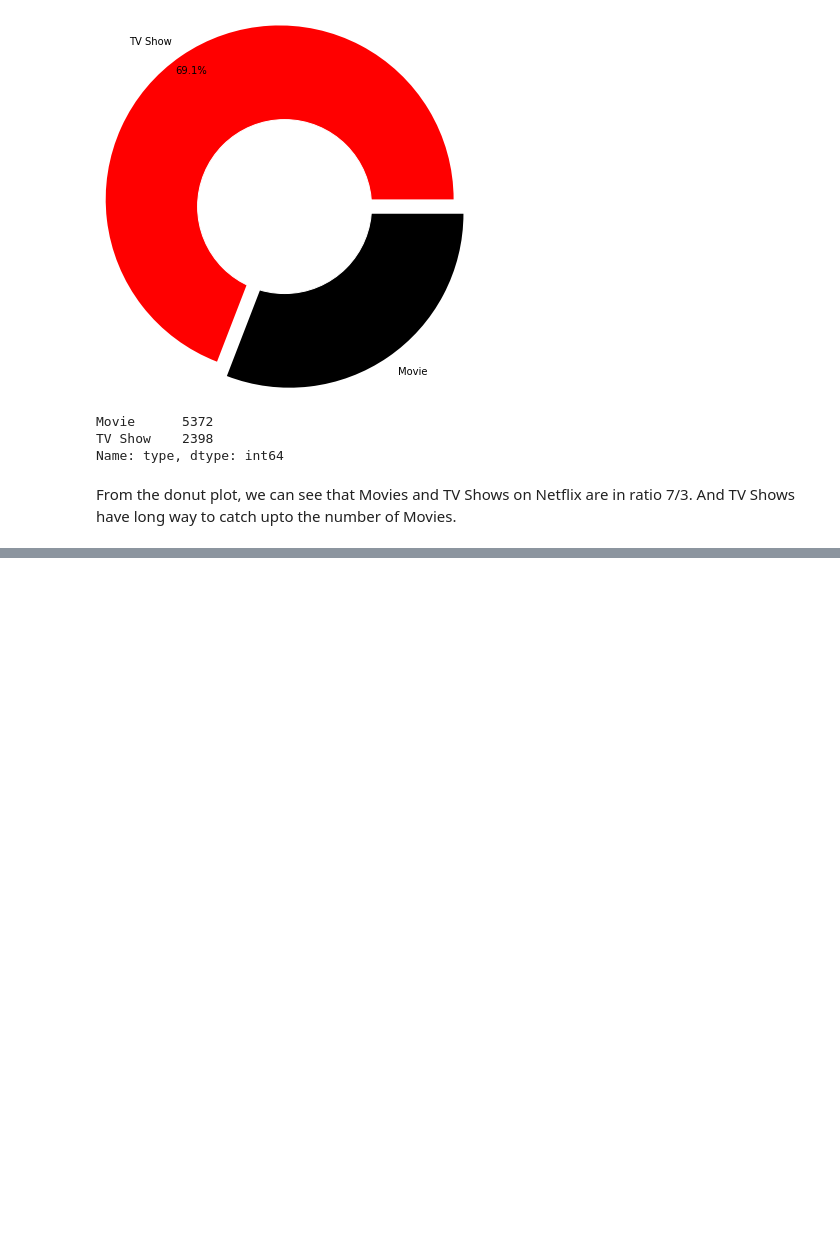
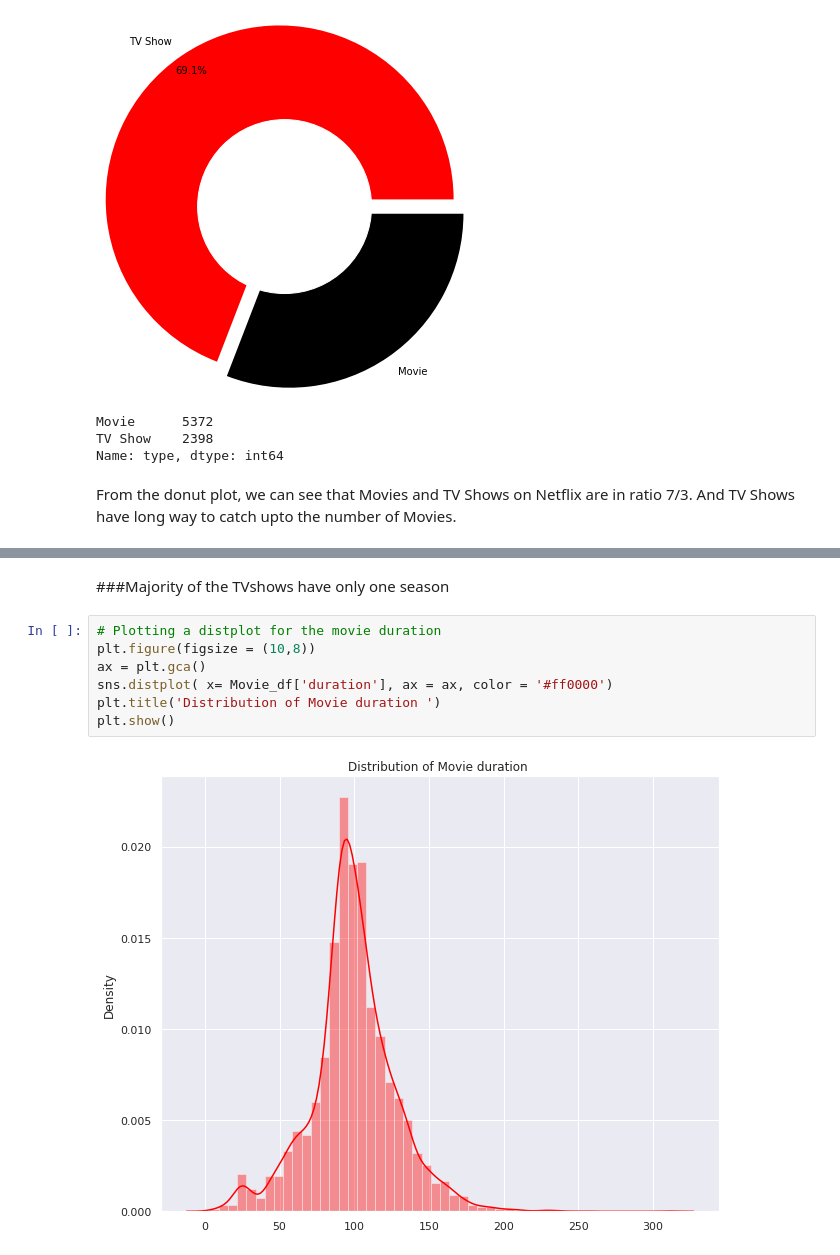
Before and after one commit to prav87654/Clustering-Model--Netflix-TV-shows-and-Movies, a Jupyter notebook: Praveen_S__Clustering_Model.ipynb, the cells around one changed output, grey strips where cells are left out. Drawn from its saved outputs; the diff is of its cells as text; blank space fills up the shorter version.

```diff
--- a/Praveen_S__Clustering_Model.ipynb
+++ b/Praveen_S__Clustering_Model.ipynb
@@ -232,0 +296,11 @@ From the donut plot, we can see that Movies and TV Shows on Netflix are in ratio
+# %% [markdown]
+###Majority of the TVshows have only one season
+# %%
+# Plotting a distplot for the movie duration
+plt.figure(figsize = (10,8))
+ax = plt.gca()
+sns.distplot( x= Movie_df['duration'], ax = ax, color = '#ff0000')
+plt.title('Distribution of Movie duration ')
+plt.show()
+# %% [output]
+[figure, added]
```
Also changed, not shown: parts of 10 cells of this notebook.
